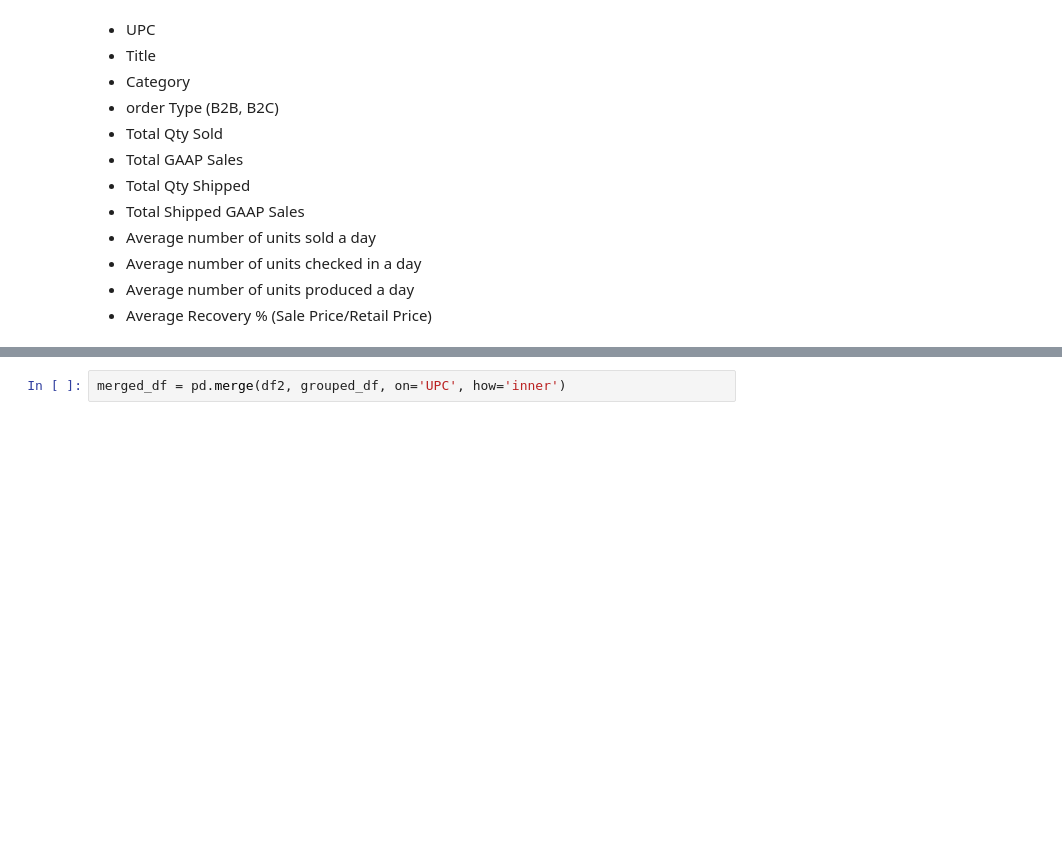
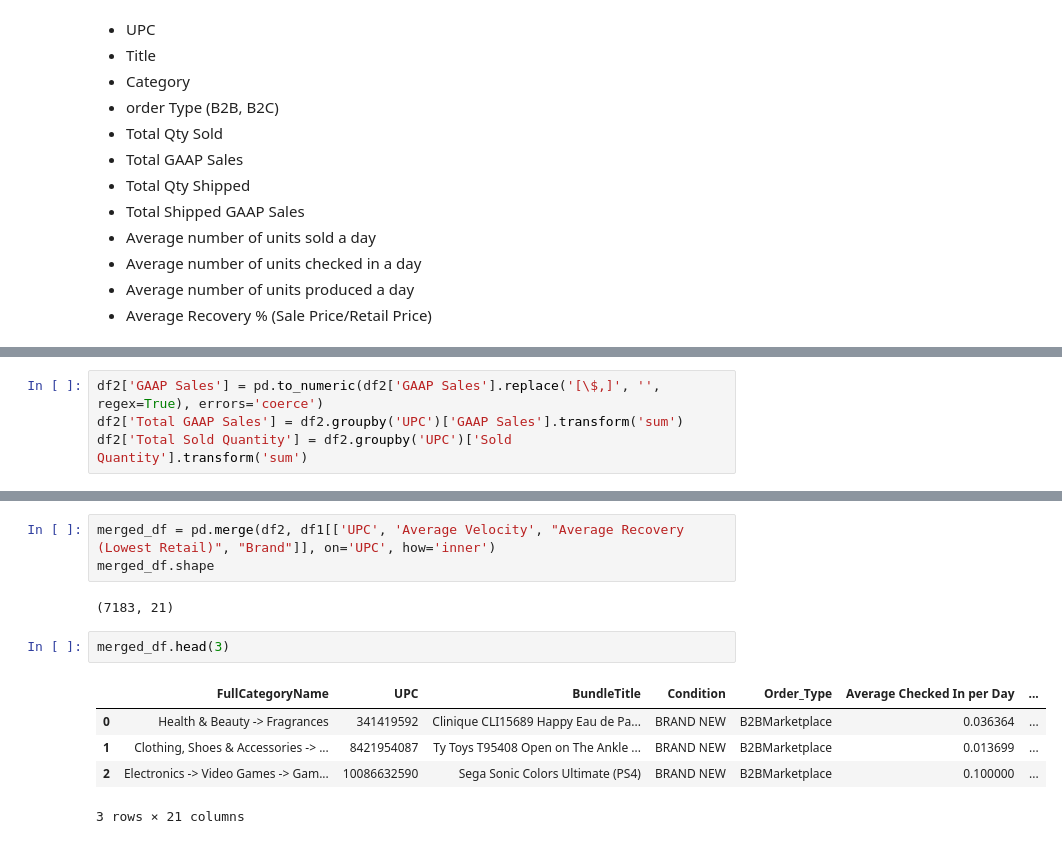
Before and after one commit to williamjwall/mirgrations, a Jupyter notebook: GWS_adhoc.ipynb, the cells around one changed output, grey strips where cells are left out. Saved outputs shown, nothing was run; the diff lists cells and outputs as text; blank space fills up the shorter version.

```diff
--- a/GWS_adhoc.ipynb
+++ b/GWS_adhoc.ipynb
@@ -536,0 +568,4 @@ df2 = pd.read_csv(csv_file_path)
+# %%
+df2['GAAP Sales'] = pd.to_numeric(df2['GAAP Sales'].replace('[\$,]', '', regex=True), errors='coerce')
+df2['Total GAAP Sales'] = df2.groupby('UPC')['GAAP Sales'].transform('sum')
+df2['Total Sold Quantity'] = df2.groupby('UPC')['Sold Quantity'].transform('sum')
@@ -537,5 +597,16 @@ df2 = pd.read_csv(csv_file_path)
 # %%
-merged_df = pd.merge(df2, grouped_df, on='UPC', how='inner')
+merged_df = pd.merge(df2, df1[['UPC', 'Average Velocity', "Average Recovery (Lowest Retail)", "Brand"]], on='UPC', how='inner')
+merged_df.shape
+# %% [output]
+(7183, 21)
+# %%
+merged_df.head(3)
+# %% [output]
+|  | FullCategoryName | UPC | BundleTitle | Condition | Order_Type | Average Checked In per Day | ... |
+| 0 | Health & Beauty -> Fragrances | 341419592 | Clinique CLI15689 Happy Eau de Pa... | BRAND NEW | B2BMarketplace | 0.036364 | ... |
+| 1 | Clothing, Shoes & Accessories -> ... | 8421954087 | Ty Toys T95408 Open on The Ankle ... | BRAND NEW | B2BMarketplace | 0.013699 | ... |
+| 2 | Electronics -> Video Games -> Gam... | 10086632590 | Sega Sonic Colors Ultimate (PS4) | BRAND NEW | B2BMarketplace | 0.100000 | ... |
+3 rows × 21 columns
 # %%
 merged_df.keys()
 # %% [output]
```
Also changed, not shown: parts of 32 cells of this notebook, 2 other files.
